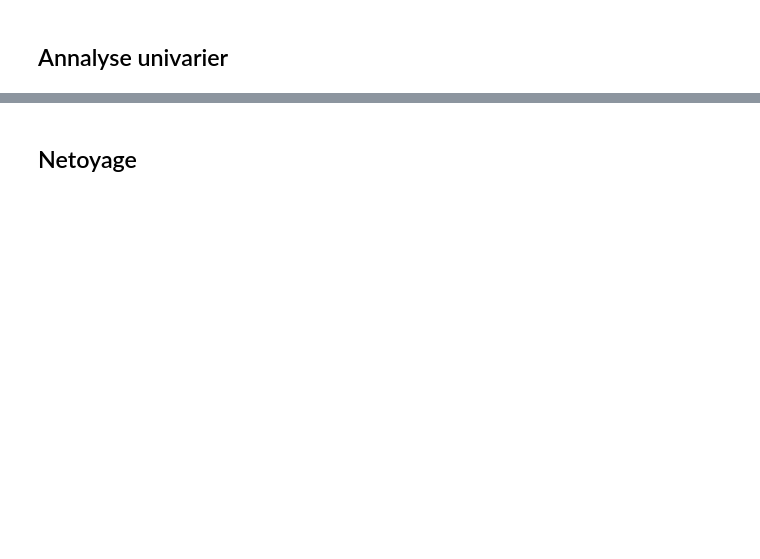
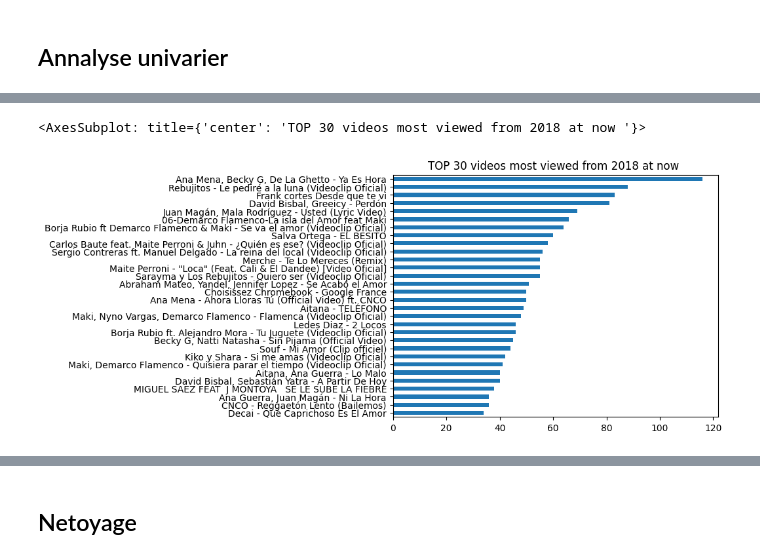
Before and after one commit to helmi75/youtube_video_analyse, a Jupyter notebook: notbook_analyse_youtube_video_account.ipynb, the cells around one changed output, grey strips where cells are left out. Drawn from its saved outputs; the diff is of its cells as text; code cells hidden in the pictures; blank space fills up the shorter version.

```diff
--- a/notbook_analyse_youtube_video_account.ipynb
+++ b/notbook_analyse_youtube_video_account.ipynb
@@ -175,0 +187,8 @@ df_whatch_history["hour"] = df_whatch_history["time"].apply(lambda x: x.hour)
+# %%
+df_whatch_history = df_whatch_history[df_whatch_history['title']!="une vidéo qui a été supprimée"]
+# %%
+df_whatch_history['title'] = df_whatch_history['title'].apply(lambda x : x.replace("Vous avez regardé ",""))
+df_whatch_history['title'].value_counts()[0:30].sort_values().plot.barh(title="TOP 30 videos most viewed from 2018 at now ")
+# %% [output]
+<AxesSubplot: title={'center': 'TOP 30 videos most viewed from 2018 at now '}>
+[figure, added]
```
Also changed, not shown: parts of 14 cells of this notebook.
